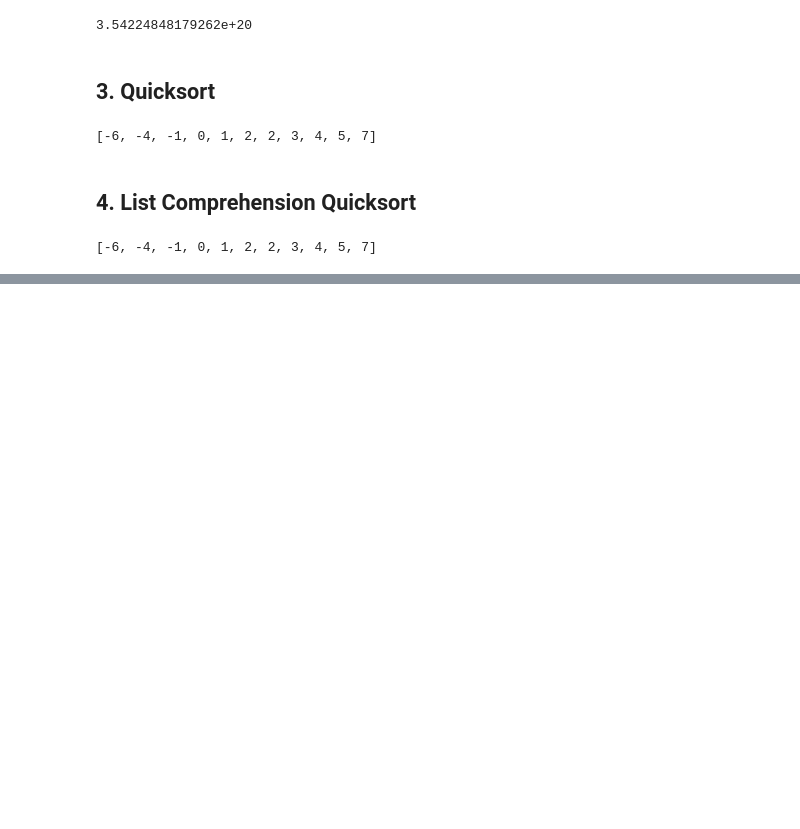
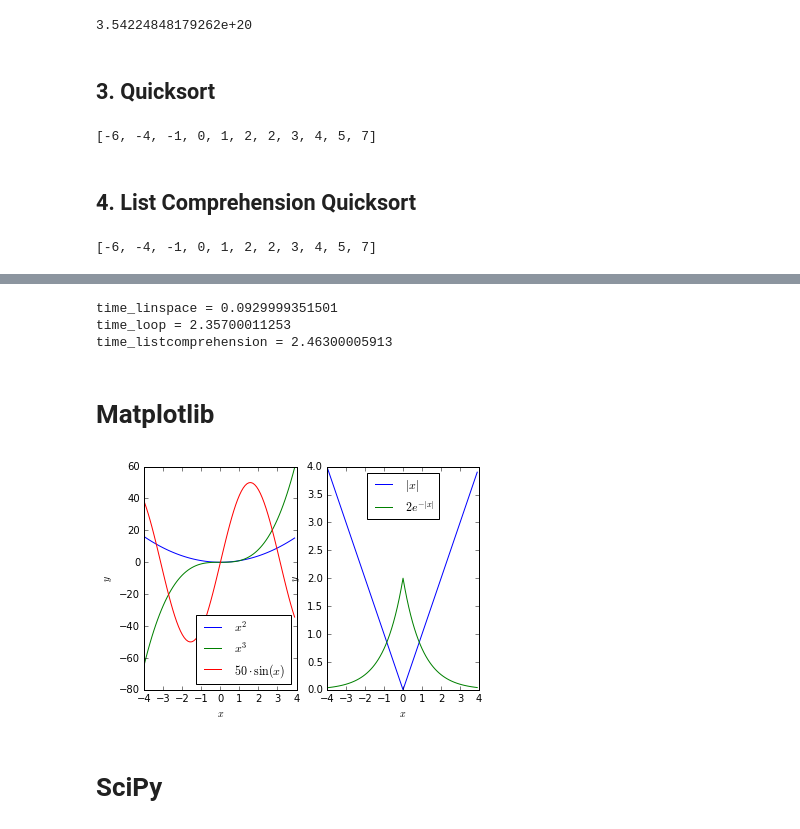
Before and after one commit to levdikpavel/Data_Mining_In_Action, a Jupyter notebook: python_hw.ipynb, the cells around one changed output, grey strips where cells are left out. Saved outputs shown, nothing was run; the diff lists cells and outputs as text; code cells hidden in the pictures; blank space fills up the shorter version.

```diff
--- a/python_hw.ipynb
+++ b/python_hw.ipynb
@@ -93,0 +105,31 @@ lc_qsort([2,5,4,1,-4,7,0,3,2,-6,-1])
+# %%
+linspace_first = 1
+linspace_last = 10000000
+linspace_count = 10000000
+linspace_step = (linspace_last - linspace_first) * 1.0 / (linspace_count - 1)
+
+time_array = []
+time_array += [time.time()]
+
+a_linspace = np.linspace(linspace_first,linspace_last,linspace_count)
+time_array += [time.time()]
+
+a_loop = linecpace_loop(linspace_first,linspace_last,linspace_count)
+time_array += [time.time()]
+
+a_listcomprehension = [(linspace_first + linspace_step * x) for x in range(linspace_count)]
+time_array += [time.time()]
+
+time_linspace = time_array[1] - time_array[0]
+time_loop = time_array[2] - time_array[1]
+time_listcomprehension = time_array[3] - time_array[2]
+#print a_linspace
+#print a_loop
+#print a_listcomprehension
+print 'time_linspace =',time_linspace
+print 'time_loop =',time_loop
+print 'time_listcomprehension =',time_listcomprehension
+# %% [output]
+time_linspace = 0.0929999351501
+time_loop = 2.35700011253
+time_listcomprehension = 2.46300005913
@@ -93,0 +138,2 @@ lc_qsort([2,5,4,1,-4,7,0,3,2,-6,-1])
+# %% [markdown]
+# Matplotlib
@@ -93,0 +143,31 @@ lc_qsort([2,5,4,1,-4,7,0,3,2,-6,-1])
+# %%
+x = np.arange(-4.,4.,0.1)
+y1 = x**2
+y2 = x**3
+y3 = np.sin(x) * 50
+y4 = np.abs(x)
+y5 = np.exp(-y4) * 2
+# %%
+plt.figure(1)
+
+plt.subplot(121)
+plt.plot(x, y1, label=r'$x^2$')
+plt.plot(x, y2, label=r'$x^3$')
+plt.plot(x, y3, label=r'$50\cdot\sin (x)$')
+plt.xlabel(r'$x$')
+plt.ylabel(r'$y$')
+plt.legend(loc='outer lower right')
+
+plt.subplot(122)
+plt.plot(x, y4, label=r'$|x|$')
+plt.plot(x, y5, label=r'$2e^{-|x|}$')
+plt.xlabel(r'$x$')
+plt.ylabel(r'$y$')
+plt.legend(loc='outer lower right')
+
+plt.savefig('plot_levdikpavel.png')
+plt.show()
+# %% [output]
+[figure, added]
+# %% [markdown]
+# SciPy
```
Also changed, not shown: parts of 14 cells of this notebook.
